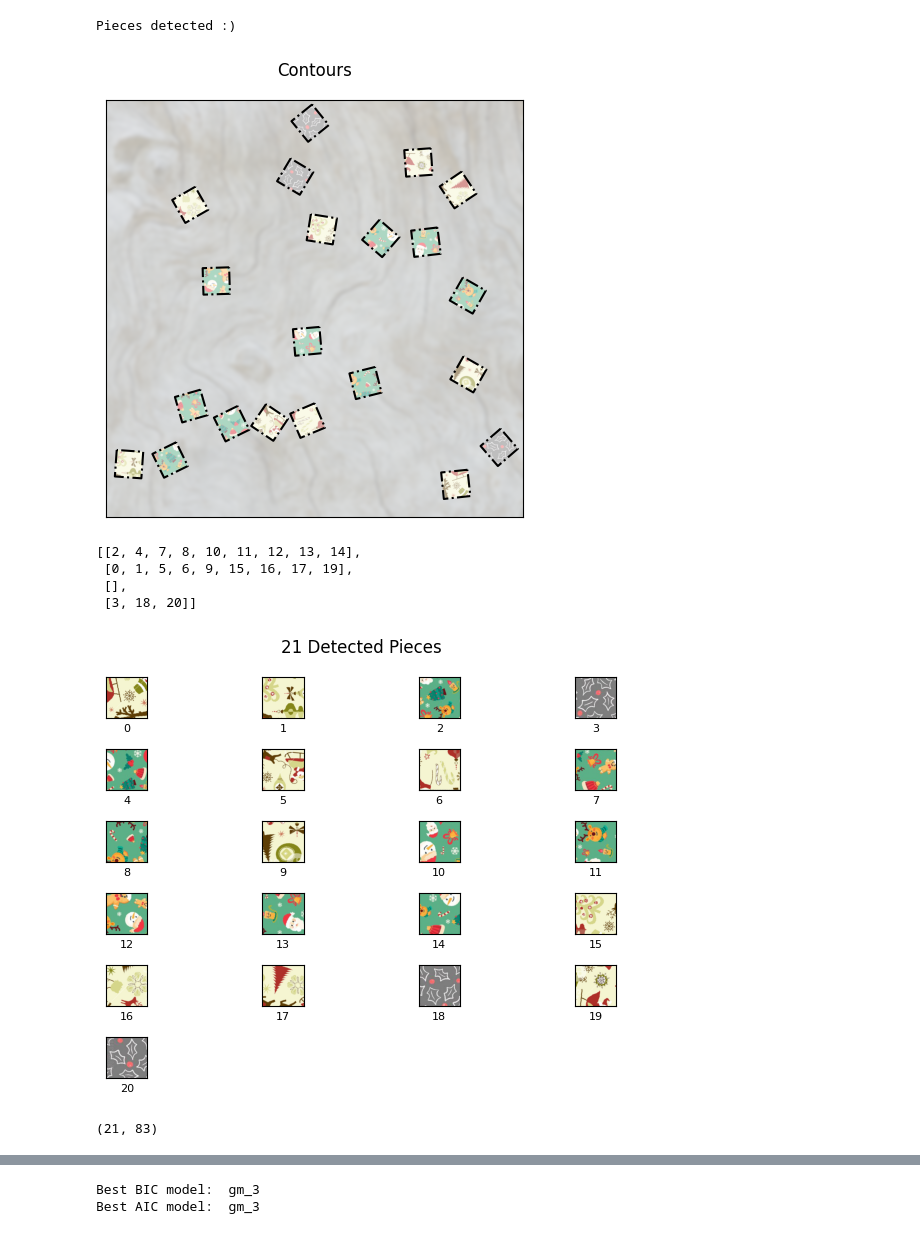
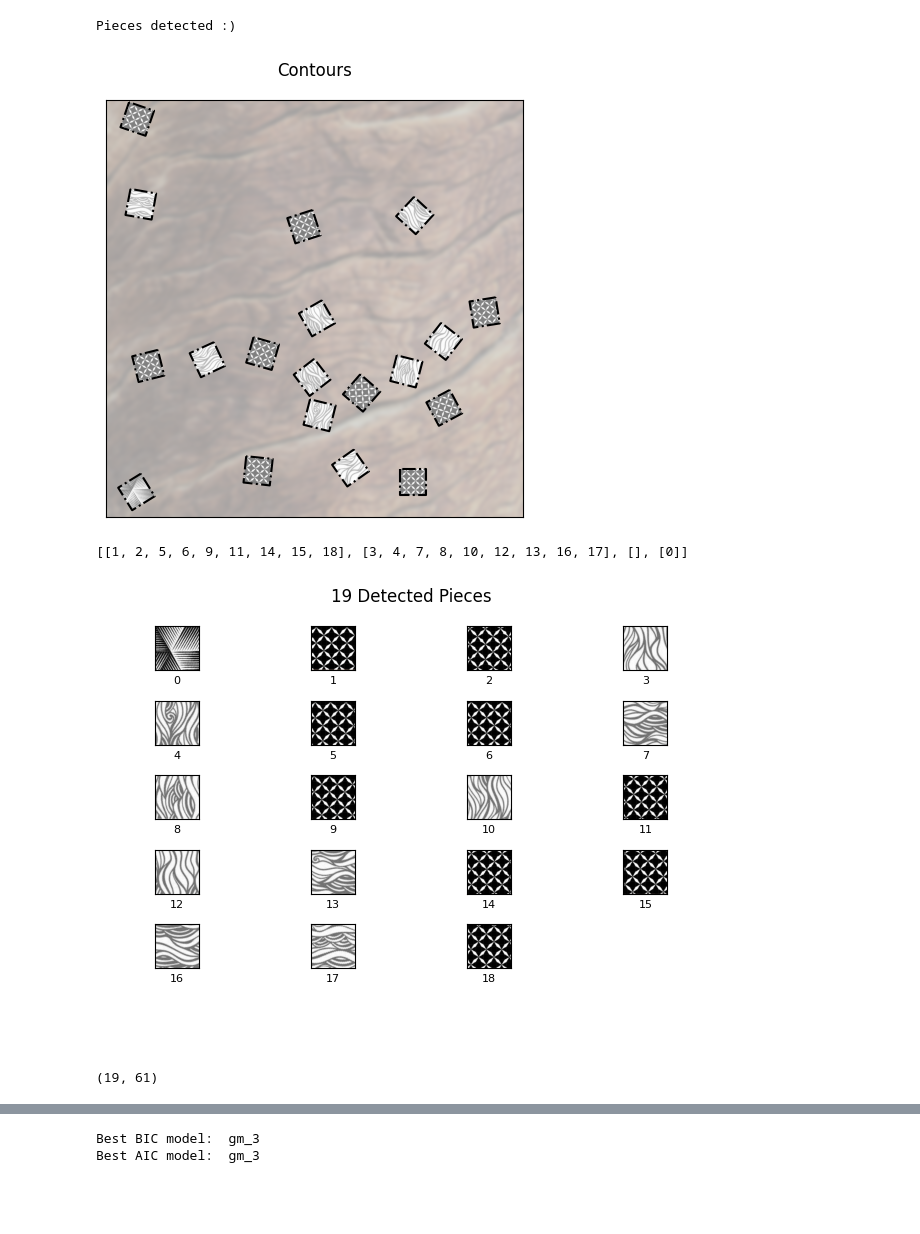
Before and after one commit to Jennifer2001-lab/iapr, a Jupyter notebook: project/features_encore_art_val_jen.ipynb, the cells around one changed output, grey strips where cells are left out. Drawn from its saved outputs; the diff is of its cells as text; code cells hidden in the pictures; blank space fills up the shorter version.

Commit message:
added border features

```diff
--- a/project/features_encore_art_val_jen.ipynb
+++ b/project/features_encore_art_val_jen.ipynb
@@ -166,32 +202,30 @@ sorted_pieces = [
     [[1,2,5,6,9,11,14,15,18],  [3,4,7,8,10,12,13,16,17],  []                        ,[0]]
 ]
 # %%
-index_img = 1
+index_img = 11
 img = imgs[index_img]
 seg = Segementation(img)
 seg.find_pieces()
 seg.plot_contours()
 # %% [output]
 Pieces detected :)
-[figure, old version]
+[figure, new version]
 # %%
 sorted_pieces[index_img]
 # %% [output]
-[[2, 4, 7, 8, 10, 11, 12, 13, 14],
- [0, 1, 5, 6, 9, 15, 16, 17, 19],
- [],
- [3, 18, 20]]
+[[1, 2, 5, 6, 9, 11, 14, 15, 18], [3, 4, 7, 8, 10, 12, 13, 16, 17], [], [0]]
 # %%
 seg.plot_pieces()
 # %% [output]
-[figure, old version]
+[figure, new version]
 # %%
 features = np.array([get_features(seg.pieces[i]) for i in range(len(seg.pieces))])
 distances = get_distances_non_binary(seg.pieces)
+distances_borders = get_distances_borders(seg.pieces).reshape(-1, 1)
 correlation = get_correlation(seg.pieces)
-features = np.hstack([features, distances, correlation])
+features = np.hstack([features, distances, distances_borders])
 features = (features - np.mean(features, axis=0)) / np.maximum(1e-10, np.std(features, axis=0))
 features.shape
 # %% [output]
-(21, 83)
+(19, 61)
 # %%
```
Also changed, not shown: parts of 12 cells of this notebook, 1 other file.
